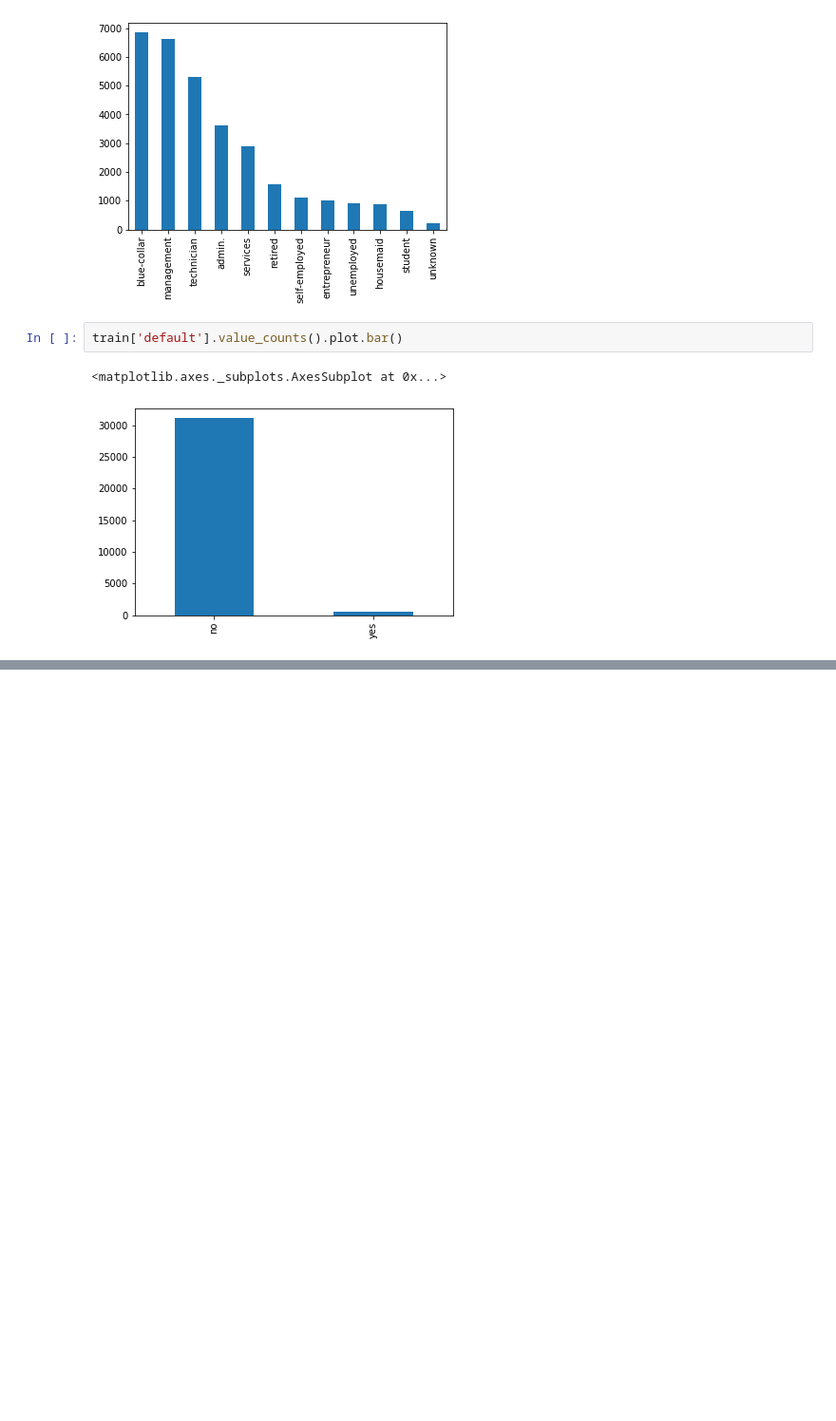
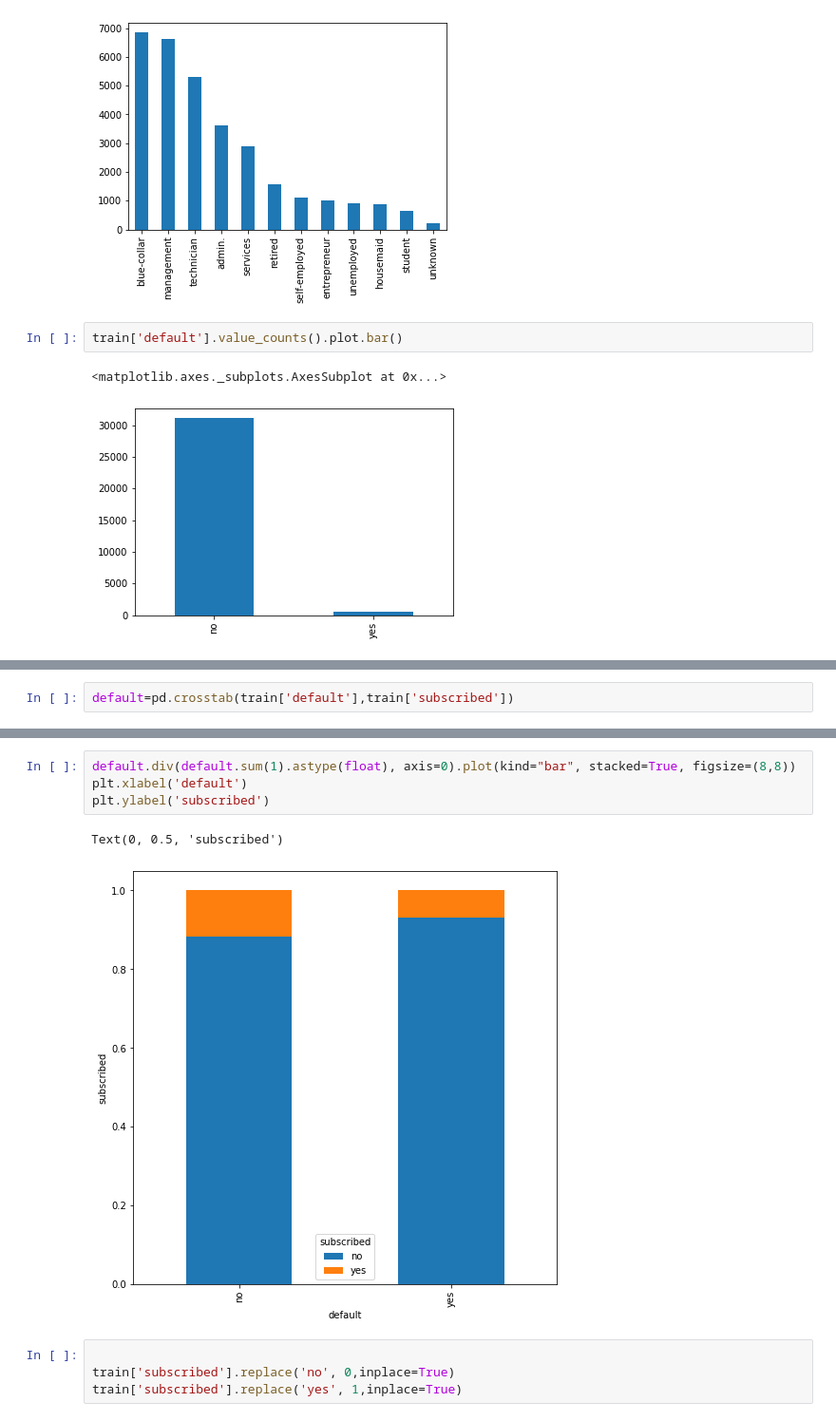
Before and after one commit to sagarkumarmishra/Data-Science-project, a Jupyter notebook: Final_Project.ipynb, the cells around one changed output, grey strips where cells are left out. Shown at 95% size. Drawn from its saved outputs; the diff is of its cells as text; blank space fills up the shorter version.

```diff
--- a/Final_Project.ipynb
+++ b/Final_Project.ipynb
@@ -98,0 +132,2 @@ train['default'].value_counts().plot.bar()
+# %%
+default=pd.crosstab(train['default'],train['subscribed'])
@@ -98,0 +141,11 @@ train['default'].value_counts().plot.bar()
+# %%
+default.div(default.sum(1).astype(float), axis=0).plot(kind="bar", stacked=True, figsize=(8,8))
+plt.xlabel('default')
+plt.ylabel('subscribed')
+# %% [output]
+Text(0, 0.5, 'subscribed')
+[figure, added]
+# %%
+
+train['subscribed'].replace('no', 0,inplace=True)
+train['subscribed'].replace('yes', 1,inplace=True)
```
Also changed, not shown: parts of 6 cells of this notebook.
